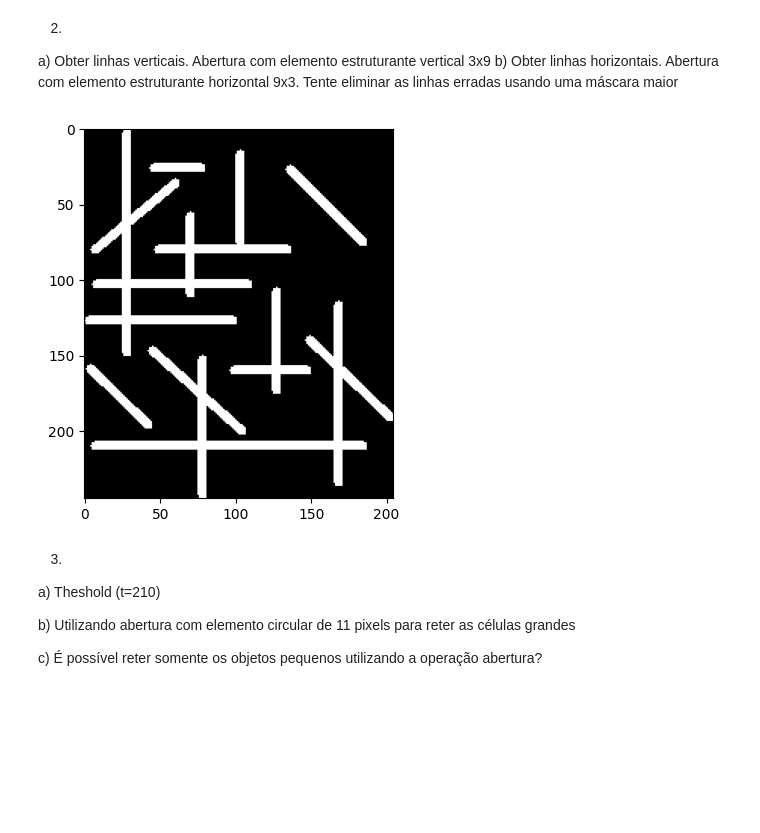
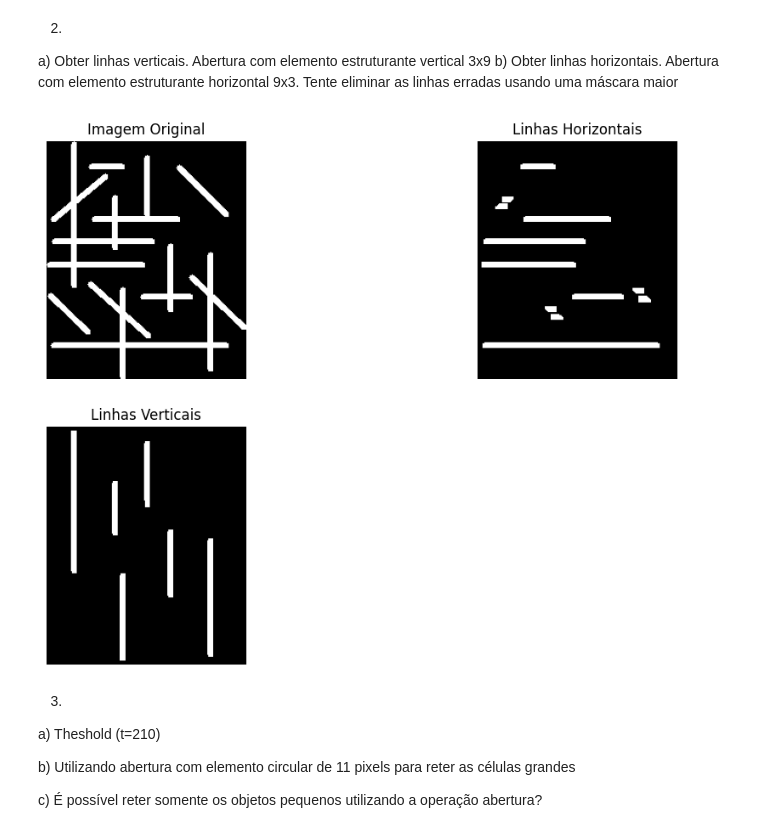
Before and after one commit to DanielGoncalves666/gbc216_t1_G01, a Jupyter notebook: Lab07 - Mathematical Morphology/lab07.ipynb, the cells around one changed output. Drawn from its saved outputs; the diff is of its cells as text; code cells hidden in the pictures; blank space fills up the shorter version.

```diff
--- a/Lab07 - Mathematical Morphology/lab07.ipynb
+++ b/Lab07 - Mathematical Morphology/lab07.ipynb
@@ -18,12 +73,75 @@ plt.imshow(img1, cmap='gray', vmin=0, vmax=255);
 
 a) Obter linhas verticais. Abertura com elemento estruturante vertical 3x9
 b) Obter linhas horizontais. Abertura com elemento estruturante horizontal 9x3. Tente eliminar as linhas erradas usando uma máscara maior
-# %%
-img2 = cv2.imread("art2.png", cv2.IMREAD_GRAYSCALE)
-
-plt.imshow(img2, cmap='gray', vmin=0, vmax=255);
-# %% [output]
-[figure, removed]
+# %%
+import cv2
+import numpy as np
+import matplotlib.pyplot as plt
+
+img2 = cv2.imread("art2.png", cv2.IMREAD_GRAYSCALE)
+
+elemento_estruturante_horizontal = cv2.getStructuringElement(cv2.MORPH_RECT, (9, 3))
+elemento_estruturante_vertical = cv2.getStructuringElement(cv2.MORPH_RECT, (3, 9))
+
+def erosao(imagem, elemento_estruturante):
+    altura, largura = imagem.shape
+    erodida = np.zeros_like(imagem)
+    raio_vertical = elemento_estruturante.shape[0] // 2
+    raio_horizontal = elemento_estruturante.shape[1] // 2
+
+    for i in range(raio_vertical, altura - raio_vertical):
+        for j in range(raio_horizontal, largura - raio_horizontal):
+            regiao = imagem[i - raio_vertical:i + raio_vertical + 1, j - raio_horizontal:j + raio_horizontal + 1]
+            if np.all(regiao[elemento_estruturante == 1] == 255):
+                erodida[i, j] = 255
+            else:
+                erodida[i, j] = 0
+
+    return erodida
+
+def dilatacao(imagem, elemento_estruturante):
+    altura, largura = imagem.shape
+    dilatada = np.zeros_like(imagem)
+    raio_vertical = elemento_estruturante.shape[0] // 2
+    raio_horizontal = elemento_estruturante.shape[1] // 2
+
+    for i in range(raio_vertical, altura - raio_vertical):
+        for j in range(raio_horizontal, largura - raio_horizontal):
+            regiao = imagem[i - raio_vertical:i + raio_vertical + 1, j - raio_horizontal:j + raio_horizontal + 1]
+            if np.any(regiao[elemento_estruturante == 1] == 255):
+                dilatada[i, j] = 255
+            else:
+                dilatada[i, j] = 0
+
+    return dilatada
+
+img_erosao_horizontal = erosao(img2, elemento_estruturante_horizontal)
+img_dilatacao_horizontal = dilatacao(img_erosao_horizontal, elemento_estruturante_horizontal)
+
+img_erosao_vertical = erosao(img2, elemento_estruturante_vertical)
+img_dilatacao_vertical = dilatacao(img_erosao_vertical, elemento_estruturante_vertical)
+
+# Exibir resultados
+plt.figure(figsize=(12, 8))
+
+plt.subplot(2, 2, 1)
+plt.title('Imagem Original')
+plt.imshow(img2, cmap='gray', vmin=0, vmax=255)
+plt.axis('off')
+
+plt.subplot(2, 2, 2)
+plt.title('Linhas Horizontais')
+plt.imshow(img_dilatacao_horizontal, cmap='gray', vmin=0, vmax=255)
+plt.axis('off')
+
+plt.subplot(2, 2, 3)
+plt.title('Linhas Verticais')
+plt.imshow(img_dilatacao_vertical, cmap='gray', vmin=0, vmax=255)
+plt.axis('off')
+
+plt.show()
+# %% [output]
+[figure, added]
 # %% [markdown]
 3)
 
```
Also changed, not shown: parts of 3 cells of this notebook.
